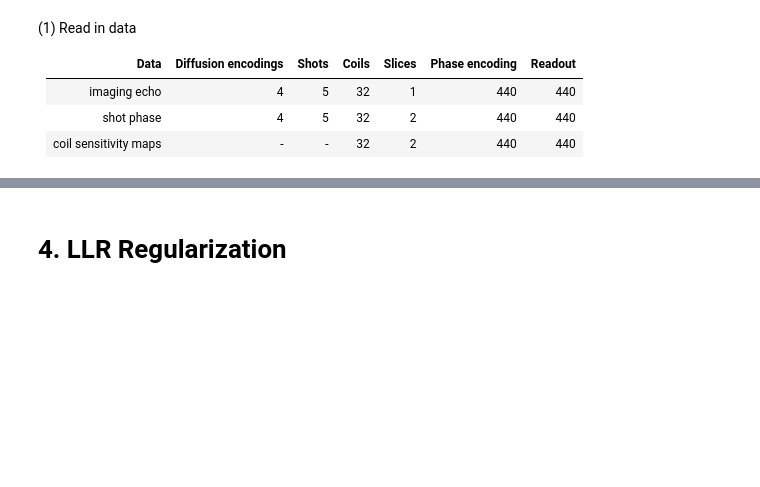
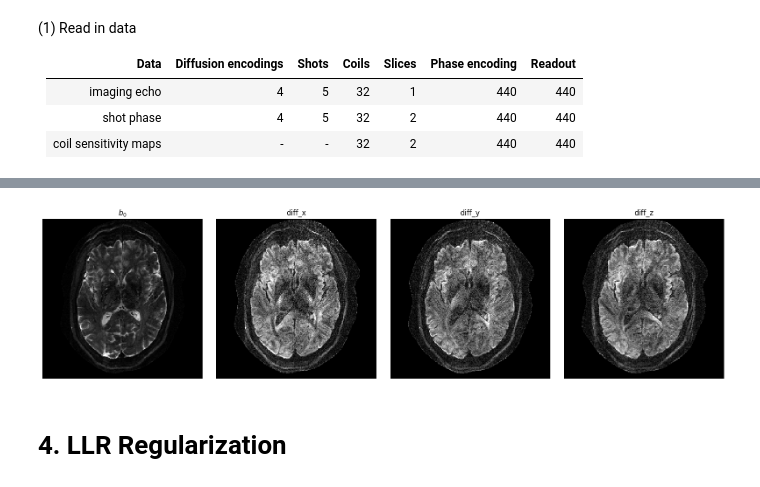
Before and after one commit to ZhengguoTan/NAViEPI, a Jupyter notebook: demo_jets_diffusion_mri_7t_llr.ipynb, the cells around one changed output, grey strips where cells are left out. Drawn from its saved outputs; the diff is of its cells as text; code cells hidden in the pictures; blank space fills up the shorter version.

```diff
--- a/demo_jets_diffusion_mri_7t_llr.ipynb
+++ b/demo_jets_diffusion_mri_7t_llr.ipynb
@@ -99,0 +131,2 @@ coil sensitivity maps | - | - | 32 | 2 | 440 | 440
+# %%
+DATA_DIR='/content/data/'
@@ -99,0 +232,9 @@ coil sensitivity maps | - | - | 32 | 2 | 440 | 440
+# %%
+# copy data to GPU
+import torch
+
+if torch.cuda.is_available():
+  kdat_prep_redu = sp.to_device(kdat_prep_redu, device=sp.Device(0))
+  coil_redu = sp.to_device(coil_redu, device=sp.Device(0))
+  shot_phase_redu = sp.to_device(shot_phase_redu, device=sp.Device(0))
+  sms_phase_redu = sp.to_device(sms_phase_redu, device=sp.Device(0))
@@ -100,3 +314,21 @@ coil sensitivity maps | - | - | 32 | 2 | 440 | 440
+# %%
+import matplotlib.pyplot as plt
+
+DWI_PI_i = np.flip(np.squeeze(DWI_PI), axis=[-2, -1])
+
+disp_str = ['$b_0$', 'diff_x', 'diff_y', 'diff_z']
+
+fig, ax = plt.subplots(1, 4, figsize=(16,4))
+for n in range(N_diff):
+  img = abs(DWI_PI_i[n, 1, :, :])
+  ax[n].imshow(img, cmap='gray', vmin=0, vmax=np.amax(img) * 0.6,
+               interpolation='None')
+  ax[n].set_axis_off()
+  ax[n].set_title(disp_str[n])
+
+plt.tight_layout()
+# %% [output]
+[figure, added]
 # %% [markdown]
 # 4. LLR Regularization
 # %% [markdown]
```
Also changed, not shown: parts of 17 cells of this notebook.
